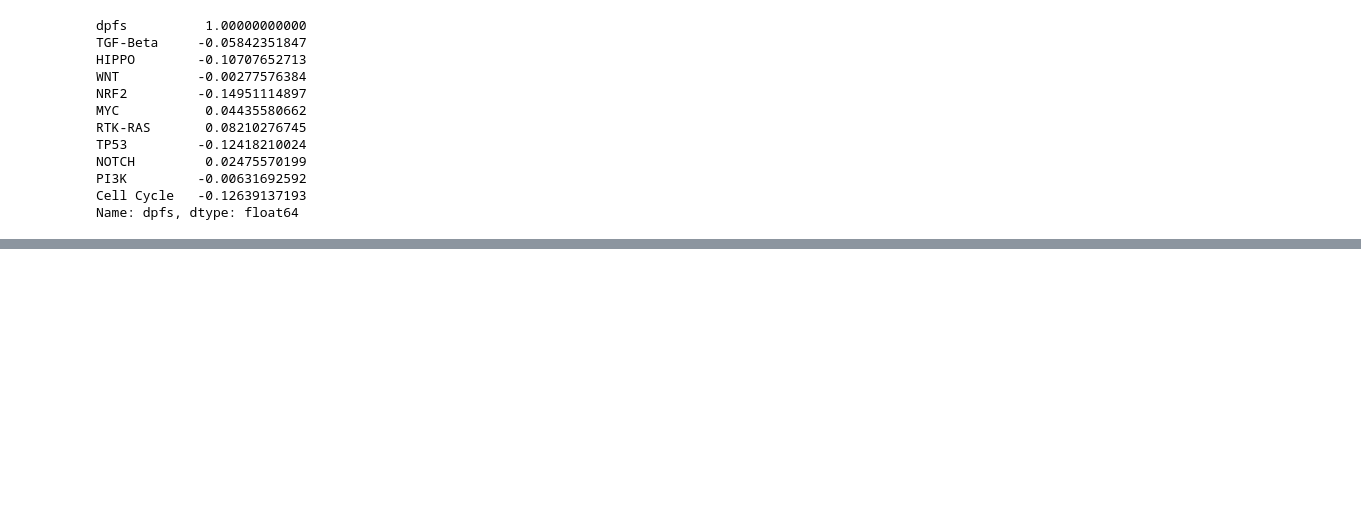
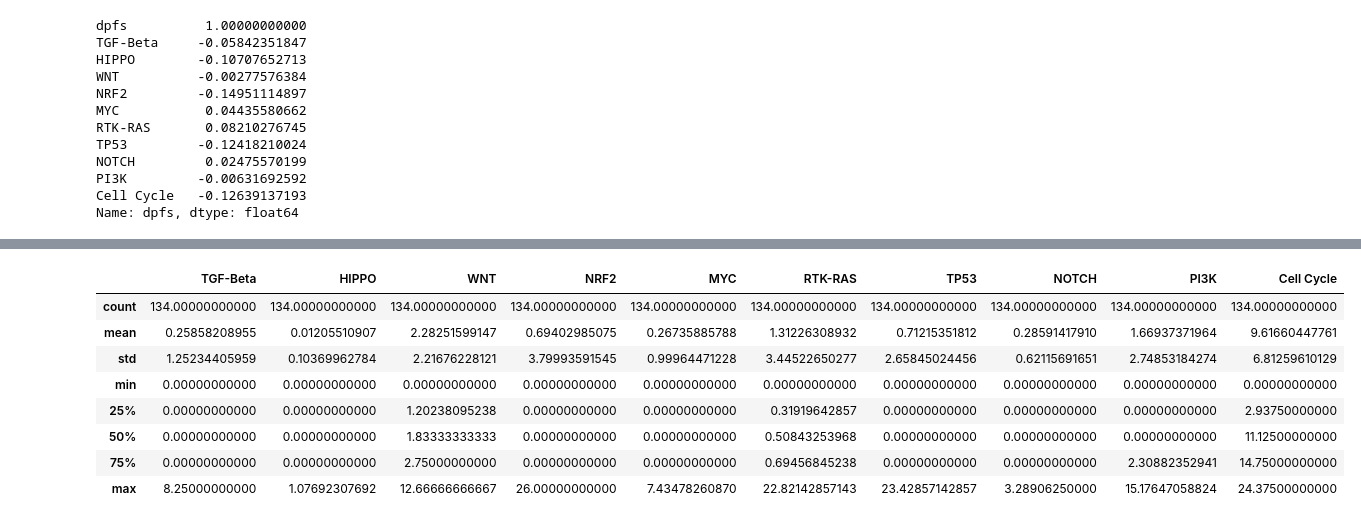
Before and after one commit to sykhro/cancol-analysis, a Jupyter notebook: pancan.ipynb, the cells around one changed output, grey strips where cells are left out. Drawn from its saved outputs; the diff is of its cells as text; code cells hidden in the pictures; blank space fills up the shorter version.

```diff
--- a/pancan.ipynb
+++ b/pancan.ipynb
@@ -428,0 +526,4 @@ Name: dpfs, dtype: float64
+# %%
+pandas.set_option("display.precision", 11)
+h_arm0_db_df_outdeg = h_arm0_df_outdeg.join(patients_log.set_index('PatientFirstName'), on='PatientFirstName')
+print(f"{h_arm0_db_df_outdeg[['dpfs'] + [pw[0] for pw in nx_pathways]].corr().iloc[0]}")
@@ -428,0 +543,15 @@ Name: dpfs, dtype: float64
+# %%
+from analysis_nx import process_patients_with_f
+
+h_arm1_df_outdeg = process_patients_with_f(patients_log[patients_log['arm'] == 1]['PatientFirstName'], nx.out_degree_centrality, nx_pathways, mutations_data, True)
+h_arm1_df_outdeg.describe()
+# %% [output]
+|  | TGF-Beta | HIPPO | WNT | NRF2 | MYC | RTK-RAS | TP53 | NOTCH | PI3K | Cell Cycle |
+| count | 134.00000000000 | 134.00000000000 | 134.00000000000 | 134.00000000000 | 134.00000000000 | 134.00000000000 | 134.00000000000 | 134.00000000000 | 134.00000000000 | 134.00000000000 |
+| mean | 0.25858208955 | 0.01205510907 | 2.28251599147 | 0.69402985075 | 0.26735885788 | 1.31226308932 | 0.71215351812 | 0.28591417910 | 1.66937371964 | 9.61660447761 |
+| std | 1.25234405959 | 0.10369962784 | 2.21676228121 | 3.79993591545 | 0.99964471228 | 3.44522650277 | 2.65845024456 | 0.62115691651 | 2.74853184274 | 6.81259610129 |
+| min | 0.00000000000 | 0.00000000000 | 0.00000000000 | 0.00000000000 | 0.00000000000 | 0.00000000000 | 0.00000000000 | 0.00000000000 | 0.00000000000 | 0.00000000000 |
+| 25% | 0.00000000000 | 0.00000000000 | 1.20238095238 | 0.00000000000 | 0.00000000000 | 0.31919642857 | 0.00000000000 | 0.00000000000 | 0.00000000000 | 2.93750000000 |
+| 50% | 0.00000000000 | 0.00000000000 | 1.83333333333 | 0.00000000000 | 0.00000000000 | 0.50843253968 | 0.00000000000 | 0.00000000000 | 0.00000000000 | 11.12500000000 |
+| 75% | 0.00000000000 | 0.00000000000 | 2.75000000000 | 0.00000000000 | 0.00000000000 | 0.69456845238 | 0.00000000000 | 0.00000000000 | 2.30882352941 | 14.75000000000 |
+| max | 8.25000000000 | 1.07692307692 | 12.66666666667 | 26.00000000000 | 7.43478260870 | 22.82142857143 | 23.42857142857 | 3.28906250000 | 15.17647058824 | 24.37500000000 |
```
Also changed, not shown: parts of 28 cells of this notebook.
